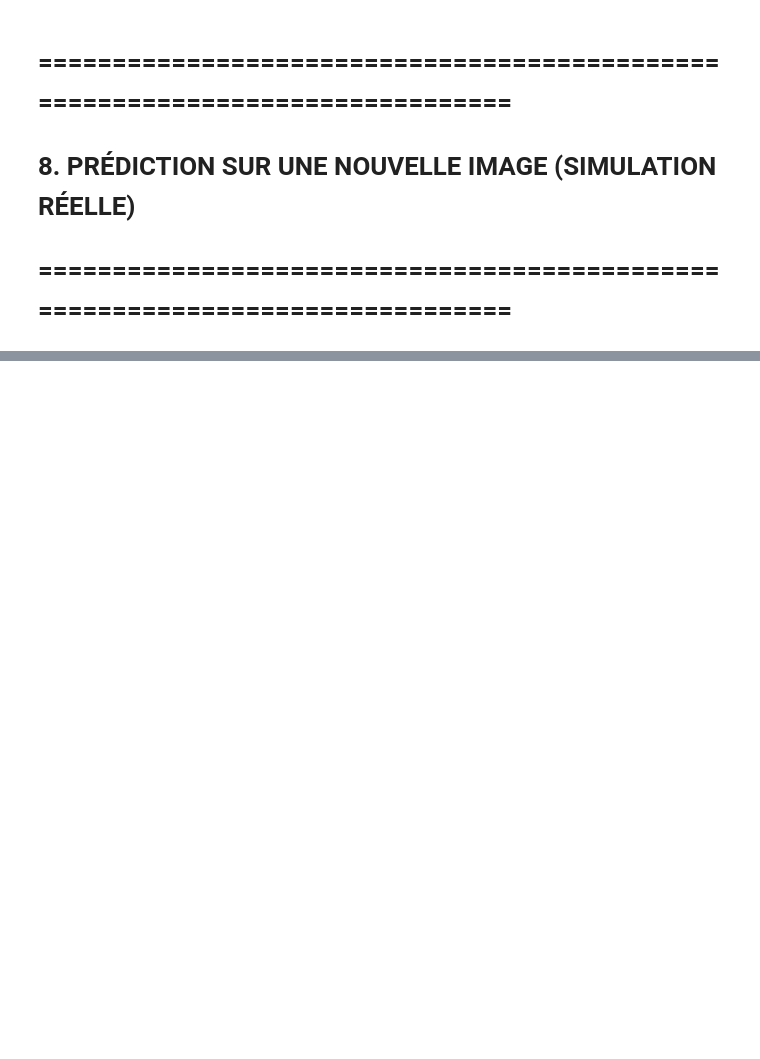
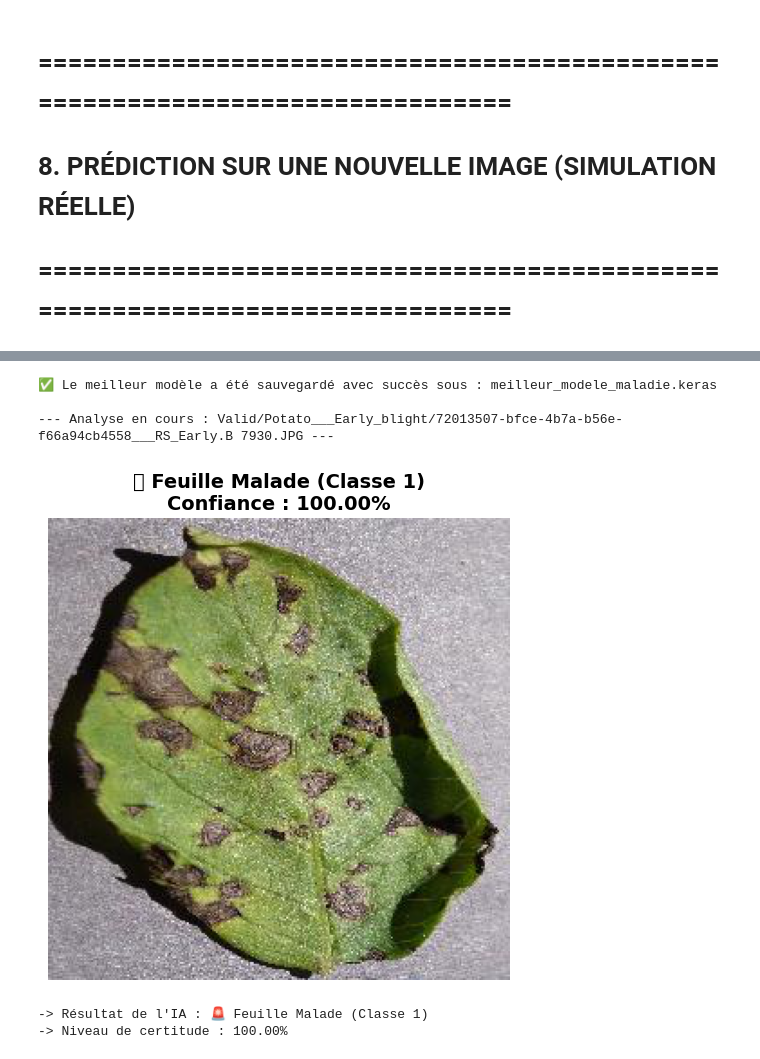
Before and after one commit to kendric04/Potato-Leaf-Disease, a Jupyter notebook: Potatoes.ipynb, the cells around one changed output, grey strips where cells are left out. Saved outputs shown, nothing was run; the diff lists cells and outputs as text; code cells hidden in the pictures; blank space fills up the shorter version.

```diff
--- a/Potatoes.ipynb
+++ b/Potatoes.ipynb
@@ -457,0 +469,76 @@ Epoch 15/15
+# %%
+from tensorflow.keras.models import load_model
+from tensorflow.keras.preprocessing import image
+import numpy as np
+import matplotlib.pyplot as plt
+
+# ==============================================================================
+# 1. SAUVEGARDE DU MEILLEUR MODÈLE (Adam, LR=0.001)
+# ==============================================================================
+# "modele_1" est la variable qui contient notre meilleure expérience (cellule précédente)
+chemin_sauvegarde = 'meilleur_modele_maladie.keras'
+modele_1.save(chemin_sauvegarde)
+print(f"✅ Le meilleur modèle a été sauvegardé avec succès sous : {chemin_sauvegarde}")
+
+# ==============================================================================
+# 2. FONCTION FINALE DE DIAGNOSTIC
+# ==============================================================================
+def diagnostiquer_feuille_finale(chemin_image):
+    """
+    Charge la meilleure IA sauvegardée et analyse une nouvelle image.
+    """
+    print(f"\n--- Analyse en cours : {chemin_image} ---")
+
+    # 1. Chargement du modèle depuis le disque dur
+    try:
+        modele = load_model(chemin_sauvegarde)
+    except Exception as e:
+        print(f"Erreur lors du chargement du modèle : {e}")
+        return
+
+    # 2. Chargement et préparation de l'image
+    try:
+        img = image.load_img(chemin_image, target_size=(256, 256))
+    except FileNotFoundError:
+        print("Erreur : L'image est introuvable. Vérifiez le chemin d'accès (utilisez r\"...\").")
+        return
+
+    img_array = image.img_to_array(img)
+    img_array = img_array / 255.0  # Normalisation (Identique à l'entraînement)
+    img_batch = np.expand_dims(img_array, axis=0) # Ajout de la dimension "batch"
+
+    # 3. Prédiction
+    probabilite = modele.predict(img_batch, verbose=0)[0][0]
+
+    # 4. Interprétation (Seuil de décision à 0.5)
+    if probabilite > 0.5:
+        diagnostic = "🚨 Feuille Malade (Classe 1)"
+        confiance = probabilite * 100
+    else:
+        diagnostic = "✅ Feuille Saine (Classe 0)"
+        confiance = (1 - probabilite) * 100
+
+    # 5. Affichage visuel
+    plt.figure(figsize=(6, 6))
+    plt.imshow(img)
+    plt.axis('off')
+    plt.title(f"{diagnostic}\nConfiance : {confiance:.2f}%", fontsize=14, fontweight='bold')
+    plt.show()
+
+    print(f"-> Résultat de l'IA : {diagnostic}")
+    print(f"-> Niveau de certitude : {confiance:.2f}%")
+
+# ==============================================================================
+# 3. EXÉCUTION DU TEST
+# ==============================================================================
+# Test avec votre image (n'oubliez pas le 'r' devant le chemin sous Windows)
+chemin_test = "Valid/Potato___Early_blight/72013507-bfce-4b7a-b56e-f66a94cb4558___RS_Early.B 7930.JPG"
+
+diagnostiquer_feuille_finale(chemin_test)
+# %% [output]
+✅ Le meilleur modèle a été sauvegardé avec succès sous : meilleur_modele_maladie.keras
+
+--- Analyse en cours : Valid/Potato___Early_blight/72013507-bfce-4b7a-b56e-f66a94cb4558___RS_Early.B 7930.JPG ---
+[figure, added]
+-> Résultat de l'IA : 🚨 Feuille Malade (Classe 1)
+-> Niveau de certitude : 100.00%
```
Also changed, not shown: parts of 9 cells of this notebook.
